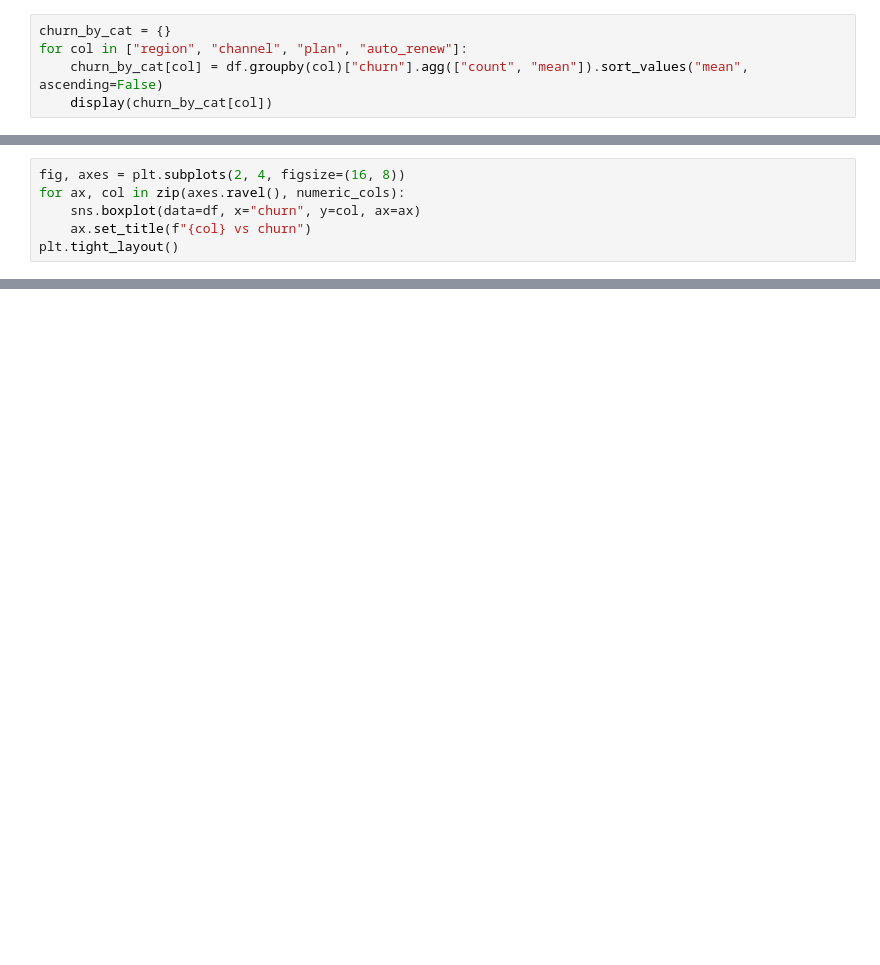
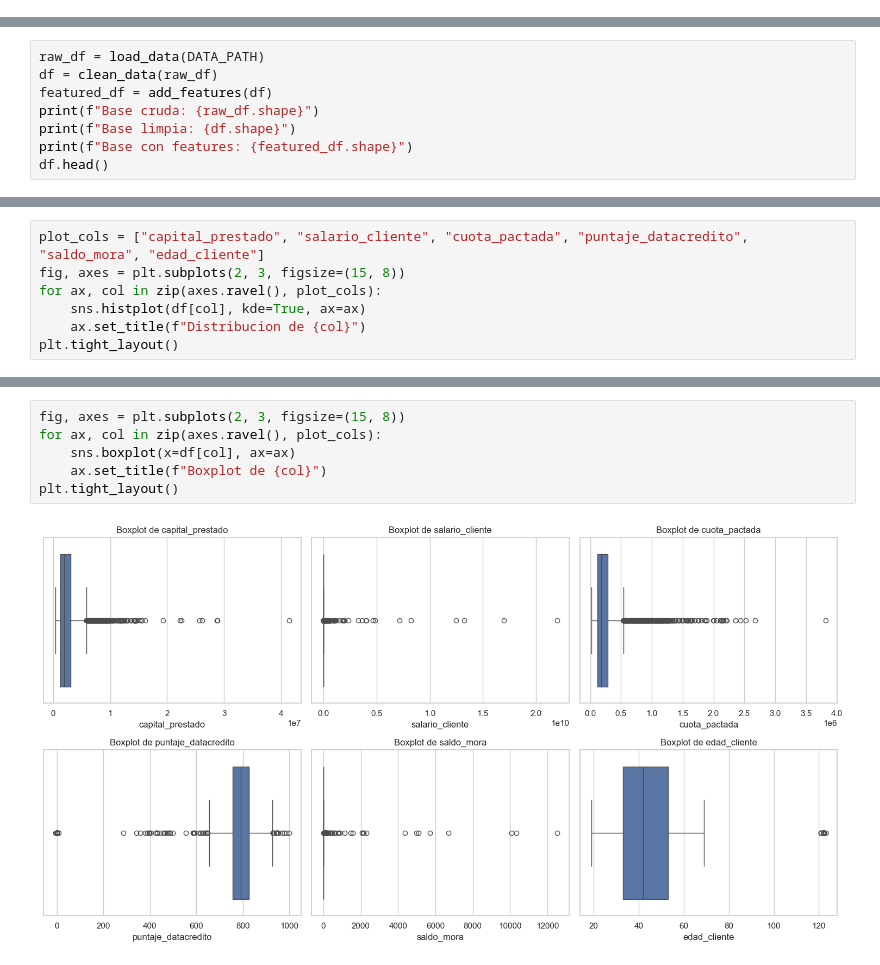
Before and after one commit to Nass10000/F_nubes_ciencia_de_datos_en_produccion, a Jupyter notebook: mlops_pipeline/src/comprension_eda.ipynb, the cells around one changed output, grey strips where cells are left out. Saved outputs shown, nothing was run; the diff lists cells and outputs as text; blank space fills up the shorter version.

```diff
--- a/mlops_pipeline/src/comprension_eda.ipynb
+++ b/mlops_pipeline/src/comprension_eda.ipynb
@@ -118,5 +0,0 @@ Aqui se compara cada variable importante contra `churn` para identificar relacio
-# %%
-churn_by_cat = {}
-for col in ["region", "channel", "plan", "auto_renew"]:
-    churn_by_cat[col] = df.groupby(col)["churn"].agg(["count", "mean"]).sort_values("mean", ascending=False)
-    display(churn_by_cat[col])
@@ -193,6 +0,0 @@ Name: churn, dtype: float64
-# %%
-fig, axes = plt.subplots(2, 4, figsize=(16, 8))
-for ax, col in zip(axes.ravel(), numeric_cols):
-    sns.boxplot(data=df, x="churn", y=col, ax=ax)
-    ax.set_title(f"{col} vs churn")
-plt.tight_layout()
@@ -238,0 +38,8 @@ Decisiones tomadas a partir del EDA:
+# %%
+raw_df = load_data(DATA_PATH)
+df = clean_data(raw_df)
+featured_df = add_features(df)
+print(f"Base cruda: {raw_df.shape}")
+print(f"Base limpia: {df.shape}")
+print(f"Base con features: {featured_df.shape}")
+df.head()
@@ -238,0 +205,7 @@ Decisiones tomadas a partir del EDA:
+# %%
+plot_cols = ["capital_prestado", "salario_cliente", "cuota_pactada", "puntaje_datacredito", "saldo_mora", "edad_cliente"]
+fig, axes = plt.subplots(2, 3, figsize=(15, 8))
+for ax, col in zip(axes.ravel(), plot_cols):
+    sns.histplot(df[col], kde=True, ax=ax)
+    ax.set_title(f"Distribucion de {col}")
+plt.tight_layout()
@@ -238,0 +214,8 @@ Decisiones tomadas a partir del EDA:
+# %%
+fig, axes = plt.subplots(2, 3, figsize=(15, 8))
+for ax, col in zip(axes.ravel(), plot_cols):
+    sns.boxplot(x=df[col], ax=ax)
+    ax.set_title(f"Boxplot de {col}")
+plt.tight_layout()
+# %% [output]
+[figure, added]
```
Also changed, not shown: parts of 50 cells of this notebook, 25 other files.
